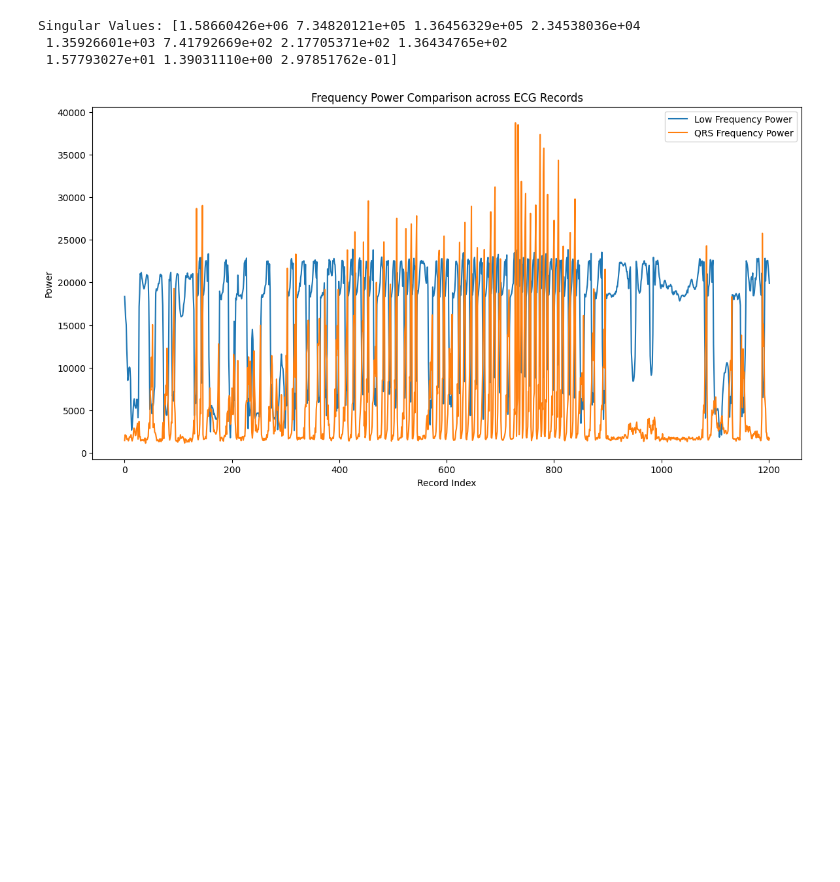
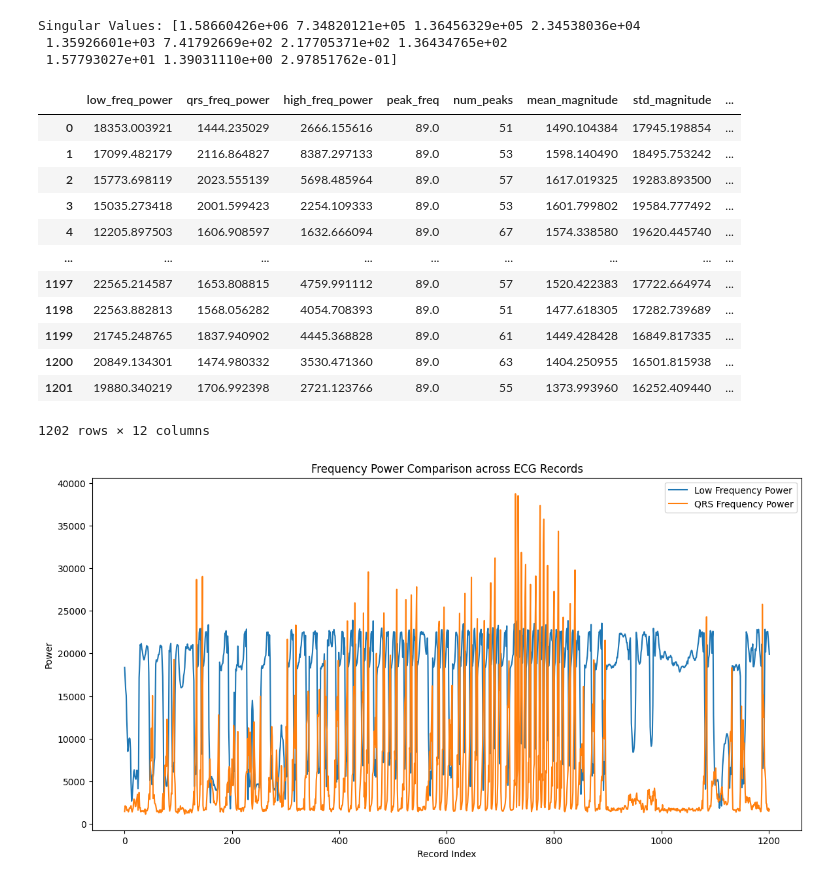
Before and after one commit to jiulong15/comp90051, a Jupyter notebook: code/waveFeature_extraction.ipynb, the cells around one changed output. Saved outputs shown, nothing was run; the diff lists cells and outputs as text; code cells hidden in the pictures; blank space fills up the shorter version.

```diff
--- a/code/waveFeature_extraction.ipynb
+++ b/code/waveFeature_extraction.ipynb
@@ -103,6 +119,22 @@ print('Singular Values:', S)
 Singular Values: [1.58660426e+06 7.34820121e+05 1.36456329e+05 2.34538036e+04
  1.35926601e+03 7.41792669e+02 2.17705371e+02 1.36434765e+02
  1.57793027e+01 1.39031110e+00 2.97851762e-01]
+# %%
+ECG_df
+# %% [output]
+|  | low_freq_power | qrs_freq_power | high_freq_power | peak_freq | num_peaks | mean_magnitude | std_magnitude | ... |
+| 0 | 18353.003921 | 1444.235029 | 2666.155616 | 89.0 | 51 | 1490.104384 | 17945.198854 | ... |
+| 1 | 17099.482179 | 2116.864827 | 8387.297133 | 89.0 | 53 | 1598.140490 | 18495.753242 | ... |
+| 2 | 15773.698119 | 2023.555139 | 5698.485964 | 89.0 | 57 | 1617.019325 | 19283.893500 | ... |
+| 3 | 15035.273418 | 2001.599423 | 2254.109333 | 89.0 | 53 | 1601.799802 | 19584.777492 | ... |
+| 4 | 12205.897503 | 1606.908597 | 1632.666094 | 89.0 | 67 | 1574.338580 | 19620.445740 | ... |
+| ... | ... | ... | ... | ... | ... | ... | ... | ... |
+| 1197 | 22565.214587 | 1653.808815 | 4759.991112 | 89.0 | 57 | 1520.422383 | 17722.664974 | ... |
+| 1198 | 22563.882813 | 1568.056282 | 4054.708393 | 89.0 | 51 | 1477.618305 | 17282.739689 | ... |
+| 1199 | 21745.248765 | 1837.940902 | 4445.368828 | 89.0 | 61 | 1449.428428 | 16849.817335 | ... |
+| 1200 | 20849.134301 | 1474.980332 | 3530.471360 | 89.0 | 63 | 1404.250955 | 16501.815938 | ... |
+| 1201 | 19880.340219 | 1706.992398 | 2721.123766 | 89.0 | 55 | 1373.993960 | 16252.409440 | ... |
+1202 rows × 12 columns
 # %%
 # Plot the frequency power comparison across ECG records
 
```
Also changed, not shown: parts of 10 cells of this notebook, 2 other files.
